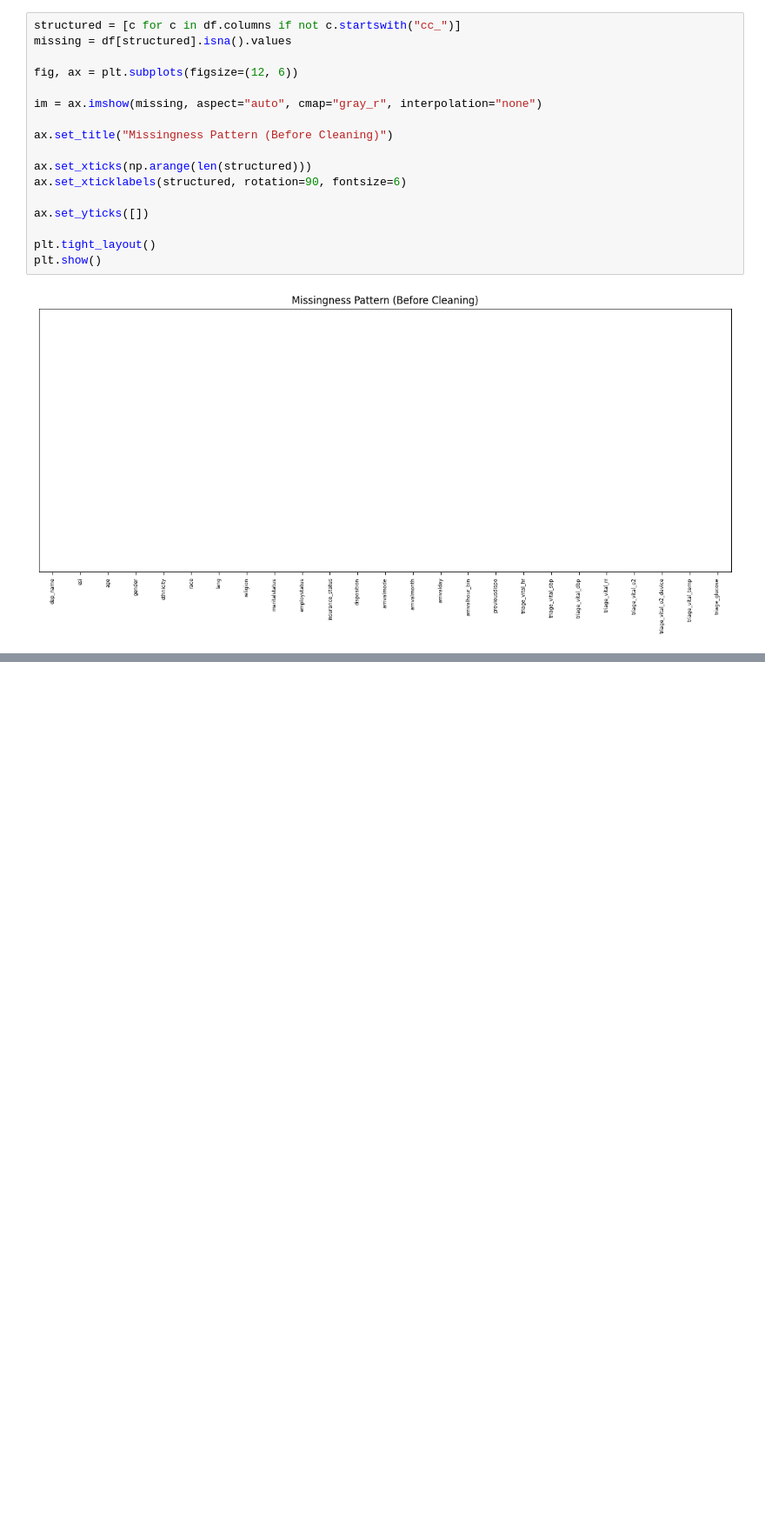
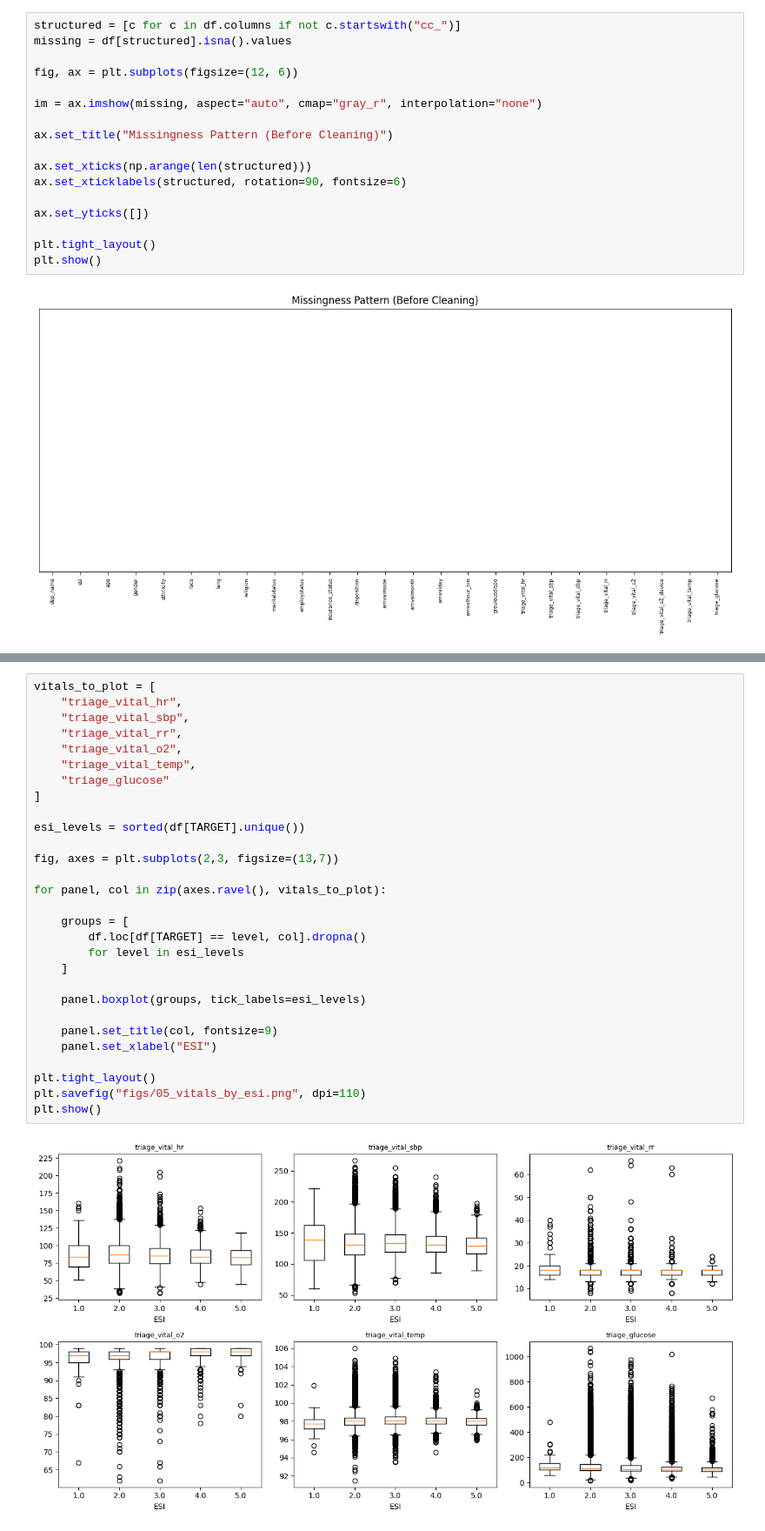
Before and after one commit to Amanda-miller0/carisurg-portfolio, a Jupyter notebook: notebooks/Week5notebook.ipynb, the cells around one changed output, grey strips where cells are left out. Shown at 87% size. Cells and saved outputs as stored; diff of their text form; blank space fills up the shorter version.

```diff
--- a/notebooks/Week5notebook.ipynb
+++ b/notebooks/Week5notebook.ipynb
@@ -146,0 +213,31 @@ plt.show()
+# %%
+vitals_to_plot = [
+    "triage_vital_hr",
+    "triage_vital_sbp",
+    "triage_vital_rr",
+    "triage_vital_o2",
+    "triage_vital_temp",
+    "triage_glucose"
+]
+
+esi_levels = sorted(df[TARGET].unique())
+
+fig, axes = plt.subplots(2,3, figsize=(13,7))
+
+for panel, col in zip(axes.ravel(), vitals_to_plot):
+
+    groups = [
+        df.loc[df[TARGET] == level, col].dropna()
+        for level in esi_levels
+    ]
+
+    panel.boxplot(groups, tick_labels=esi_levels)
+
+    panel.set_title(col, fontsize=9)
+    panel.set_xlabel("ESI")
+
+plt.tight_layout()
+plt.savefig("figs/05_vitals_by_esi.png", dpi=110)
+plt.show()
+# %% [output]
+[figure, added]
```
Also changed, not shown: parts of 6 cells of this notebook, 1 other file.
